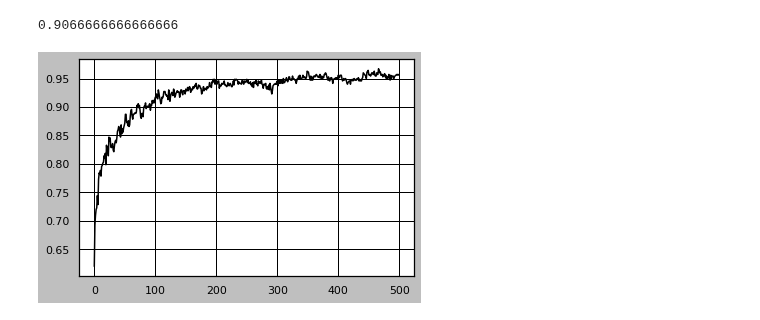
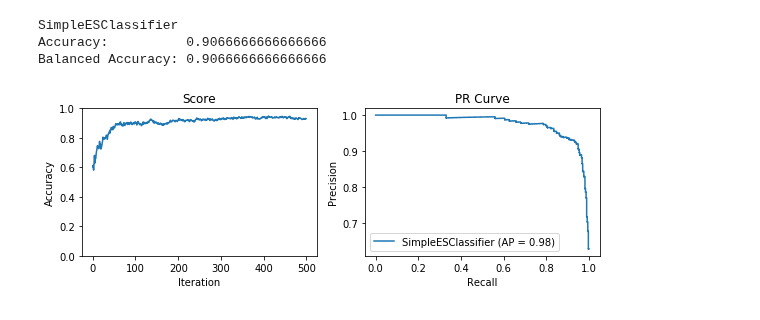
Before and after one commit to EvanLavender13/cs613-final-project, a Jupyter notebook: classification.ipynb, the cells around one changed output. Saved outputs shown, nothing was run; the diff lists cells and outputs as text; code cells hidden in the pictures.

```diff
--- a/classification.ipynb
+++ b/classification.ipynb
@@ -40,10 +44,31 @@ es_model.score(X_test, y_test)
+# %%
+def plot_model(model, iterations, X, y):
+    name = type(model).__name__
+
+    y_pred = model.predict(X_test)
+    print(name)
+    print("Accuracy:          %s" % accuracy_score(y_test, y_pred))
+    print("Balanced Accuracy: %s" % balanced_accuracy_score(y_test, y_pred))
+    fig, axes = plt.subplots(nrows=1, ncols=2, figsize=(8, 3))
+    axes[0].set_title(name + " Score")
+    axes[0].set_xlabel("Iteration")
+    axes[0].set_ylabel("Accuracy")
+    axes[0].set_title("Score")
+    axes[0].set_ylim([0, 1])
+    axes[0].plot(range(iterations), model.history_)
+    axes[1].set_title("PR Curve")
+    plot_precision_recall_curve(model, X, y, ax=axes[1]);
+    plt.tight_layout()
+    fig.savefig("images/" + name + "-PRCurve.png")
+# %%
+plot_model(es_model, 500, X_test, y_test)
+# %% [output]
+SimpleESClassifier
+Accuracy:          0.9066666666666666
+Balanced Accuracy: 0.9066666666666666
+[figure, added]
 # %%
 from algorithms import GeneticESClassifier
 
 es_model = GeneticESClassifier(objective=CrossEntropyObjective(), n_iter=500, random_state=0)
-es_model.fit(X_train, y_train)
-plt.plot(range(500), es_model.history_)
-es_model.score(X_test, y_test)
+es_model.fit(X_train, y_train);
-# %% [output]
-0.9066666666666666
-[figure, removed]
```
Also changed, not shown: parts of 10 cells of this notebook, 20 other files.
